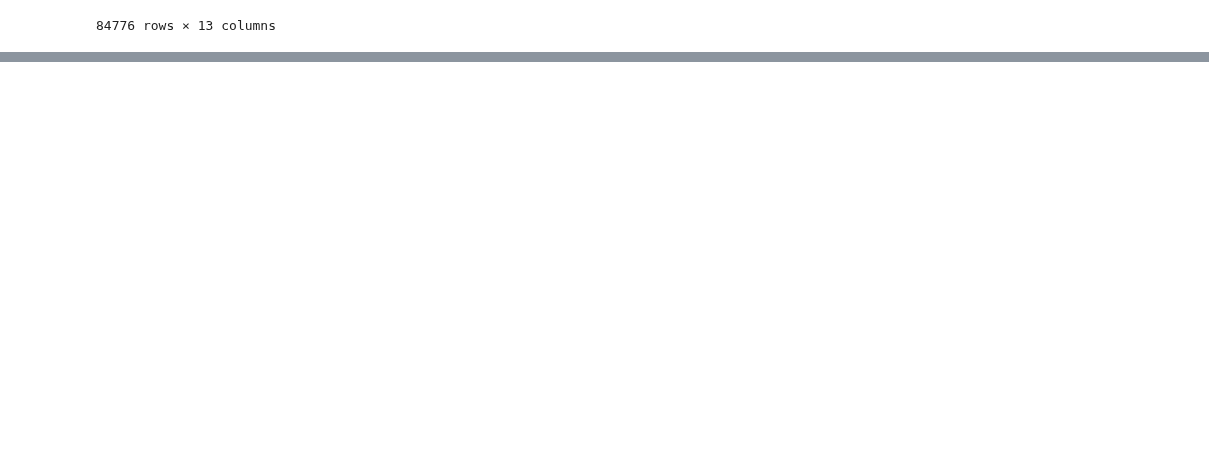
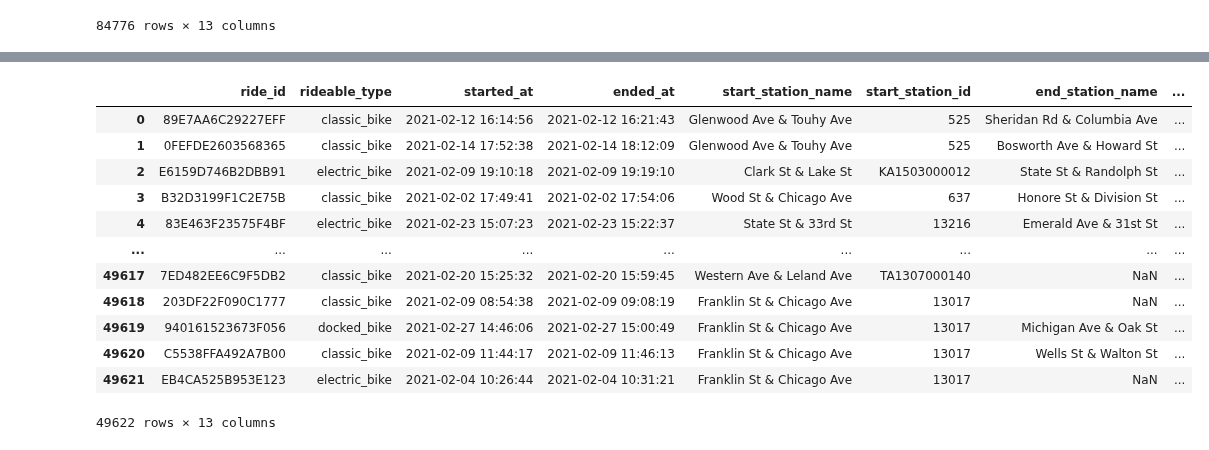
Before and after one commit to Harsh-2420/kaggle, a Jupyter notebook: cyclist-bike-share-analysis/cyclist.ipynb, the cells around one changed output, grey strips where cells are left out. Drawn from its saved outputs; the diff is of its cells as text; code cells hidden in the pictures; blank space fills up the shorter version.

```diff
--- a/cyclist-bike-share-analysis/cyclist.ipynb
+++ b/cyclist-bike-share-analysis/cyclist.ipynb
@@ -166,0 +198,16 @@ for idx, name in enumerate(fields):
+# %%
+data11
+# %% [output]
+|  | ride_id | rideable_type | started_at | ended_at | start_station_name | start_station_id | end_station_name | ... |
+| 0 | 89E7AA6C29227EFF | classic_bike | 2021-02-12 16:14:56 | 2021-02-12 16:21:43 | Glenwood Ave & Touhy Ave | 525 | Sheridan Rd & Columbia Ave | ... |
+| 1 | 0FEFDE2603568365 | classic_bike | 2021-02-14 17:52:38 | 2021-02-14 18:12:09 | Glenwood Ave & Touhy Ave | 525 | Bosworth Ave & Howard St | ... |
+| 2 | E6159D746B2DBB91 | electric_bike | 2021-02-09 19:10:18 | 2021-02-09 19:19:10 | Clark St & Lake St | KA1503000012 | State St & Randolph St | ... |
+| 3 | B32D3199F1C2E75B | classic_bike | 2021-02-02 17:49:41 | 2021-02-02 17:54:06 | Wood St & Chicago Ave | 637 | Honore St & Division St | ... |
+| 4 | 83E463F23575F4BF | electric_bike | 2021-02-23 15:07:23 | 2021-02-23 15:22:37 | State St & 33rd St | 13216 | Emerald Ave & 31st St | ... |
+| ... | ... | ... | ... | ... | ... | ... | ... | ... |
+| 49617 | 7ED482EE6C9F5DB2 | classic_bike | 2021-02-20 15:25:32 | 2021-02-20 15:59:45 | Western Ave & Leland Ave | TA1307000140 | NaN | ... |
+| 49618 | 203DF22F090C1777 | classic_bike | 2021-02-09 08:54:38 | 2021-02-09 09:08:19 | Franklin St & Chicago Ave | 13017 | NaN | ... |
+| 49619 | 940161523673F056 | docked_bike | 2021-02-27 14:46:06 | 2021-02-27 15:00:49 | Franklin St & Chicago Ave | 13017 | Michigan Ave & Oak St | ... |
+| 49620 | C5538FFA492A7B00 | classic_bike | 2021-02-09 11:44:17 | 2021-02-09 11:46:13 | Franklin St & Chicago Ave | 13017 | Wells St & Walton St | ... |
+| 49621 | EB4CA525B953E123 | electric_bike | 2021-02-04 10:26:44 | 2021-02-04 10:31:21 | Franklin St & Chicago Ave | 13017 | NaN | ... |
+49622 rows × 13 columns
```
Also changed, not shown: parts of 2 cells of this notebook.
